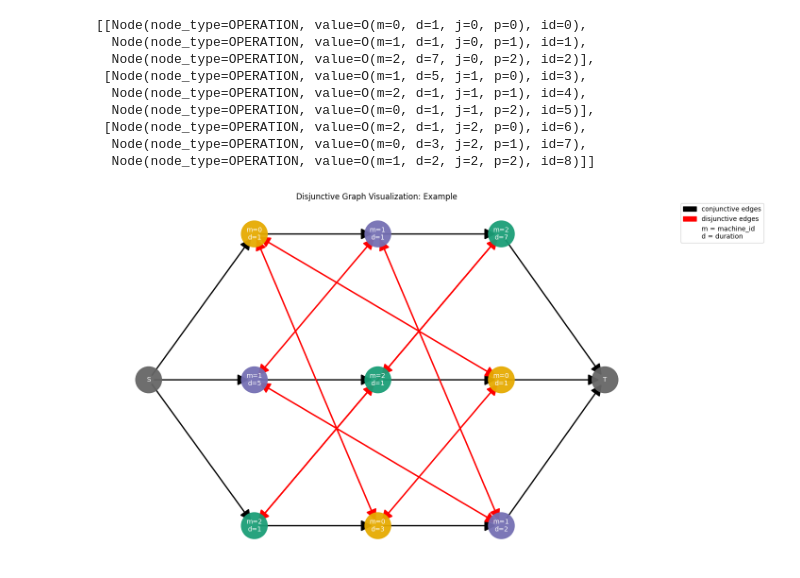
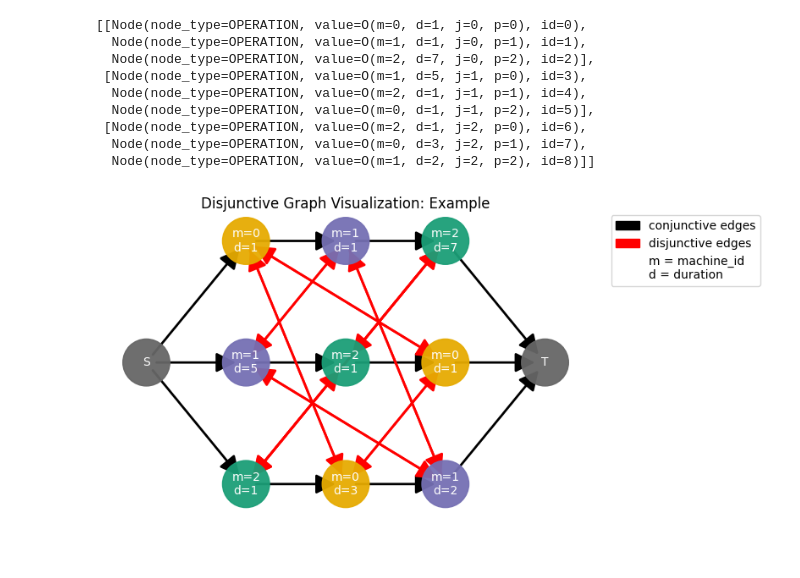
Before and after one commit to Pabloo22/job_shop_lib, a Jupyter notebook: tutorial/04-Disjunctive-Graph.ipynb, the cells around one changed output. Drawn from its saved outputs; the diff is of its cells as text; code cells hidden in the pictures; blank space fills up the shorter version.

```diff
--- a/tutorial/04-Disjunctive-Graph.ipynb
+++ b/tutorial/04-Disjunctive-Graph.ipynb
@@ -15,6 +15,6 @@ jobs = [job_1, job_2, job_3]
 
 instance = JobShopInstance(jobs, name="Example")
 # %%
-graph = JobShopGraph(instance)
+graph = build_disjunctive_graph(instance)
 # %%
-graph.add_source_sink_nodes()
+graph.nodes
@@ -57,11 +69,7 @@ graph.nodes_by_job
  [Node(node_type=OPERATION, value=O(m=2, d=1, j=2, p=0), id=6),
   Node(node_type=OPERATION, value=O(m=0, d=3, j=2, p=1), id=7),
   Node(node_type=OPERATION, value=O(m=1, d=2, j=2, p=2), id=8)]]
-# %%
-graph.add_conjunctive_edges()
-graph.add_disjunctive_edges()
-graph.add_source_sink_edges()
 # %%
-_ = plot_disjunctive_graph(graph)
+_ = plot_disjunctive_graph(graph, figsize=(6, 4))
 # %% [output]
-[figure, old version]
+[figure, new version]
```
Also changed, not shown: parts of 6 cells of this notebook.
